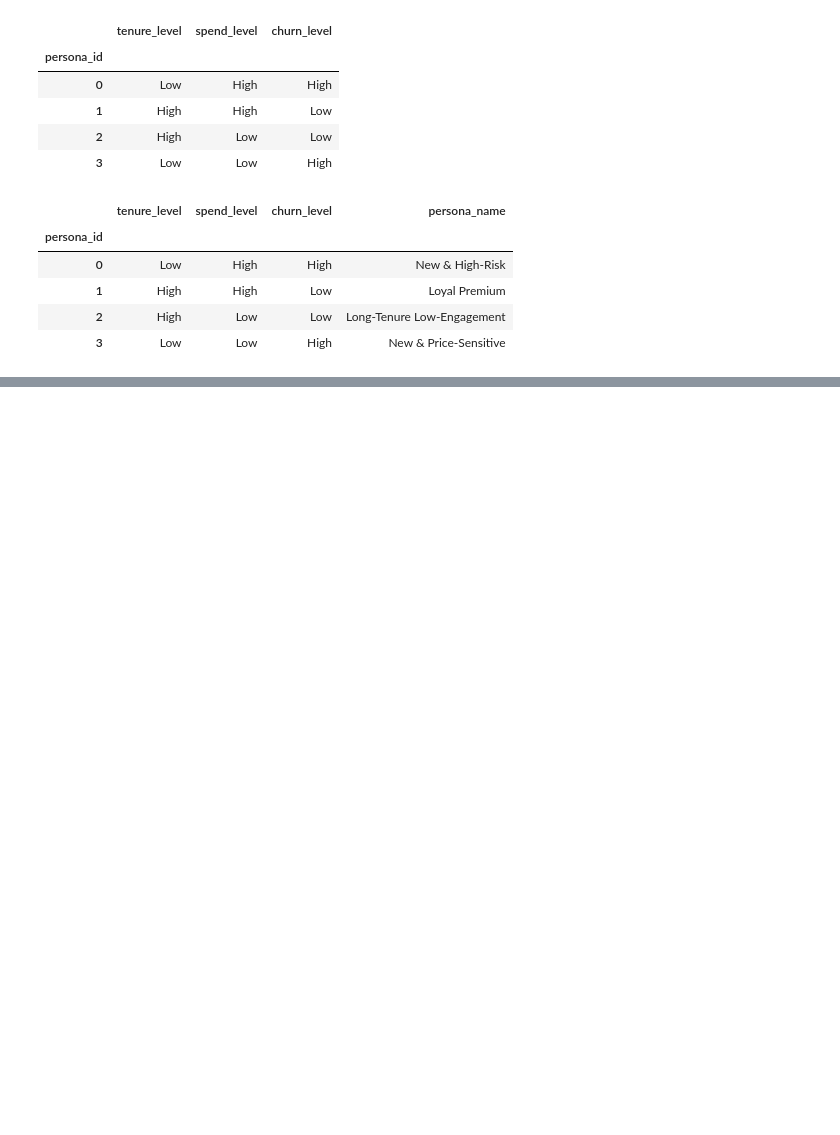
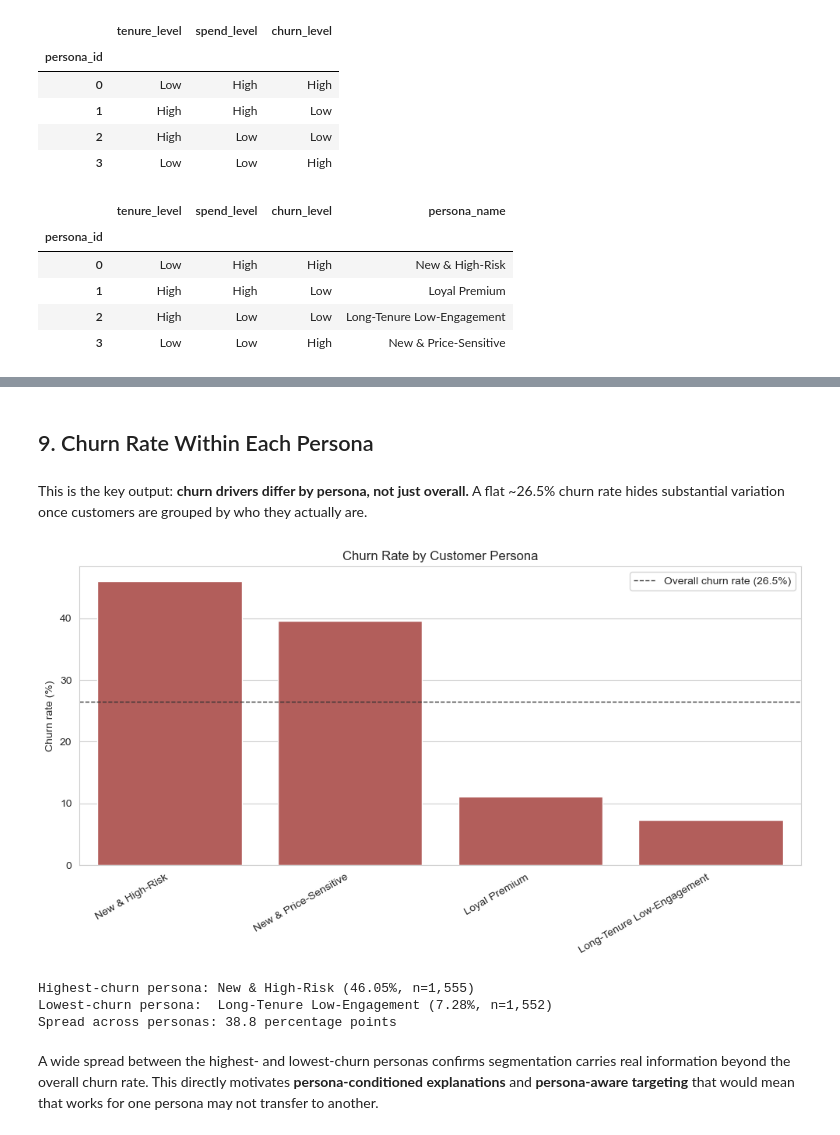
Before and after one commit to danielowuor/Customer-Retention-Intelligence-System, a Jupyter notebook: notebooks/02_segmentation.ipynb, the cells around one changed output, grey strips where cells are left out. Drawn from its saved outputs; the diff is of its cells as text; code cells hidden in the pictures; blank space fills up the shorter version.

Commit message:
feat: match churn rate within each person for analysis

```diff
--- a/notebooks/02_segmentation.ipynb
+++ b/notebooks/02_segmentation.ipynb
@@ -331,0 +339,38 @@ persona_summary
+# %% [markdown]
+## 9. Churn Rate Within Each Persona
+# %% [markdown]
+This is the key output: **churn drivers differ by persona, not just overall.** A flat ~26.5% churn rate hides substantial variation once customers are grouped by who they actually are.
+# %%
+fig, ax = plt.subplots(figsize=(10, 5.5))
+order = persona_summary.sort_values("churn_rate_pct", ascending=False).index
+
+sns.barplot(
+    x=persona_summary.loc[order, "persona_name"],
+    y=persona_summary.loc[order, "churn_rate_pct"],
+    color="#C0504D", ax=ax,
+)
+ax.axhline(overall_churn_rate, color="#333333", linestyle="--", linewidth=1,
+           label=f"Overall churn rate ({overall_churn_rate:.1f}%)")
+ax.set_ylabel("Churn rate (%)")
+ax.set_xlabel("")
+ax.set_title("Churn Rate by Customer Persona")
+ax.legend()
+plt.xticks(rotation=30, ha="right")
+plt.tight_layout()
+plt.show()
+# %% [output]
+[figure, added]
+# %%
+spread = persona_summary["churn_rate_pct"].max() - persona_summary["churn_rate_pct"].min()
+highest = persona_summary.iloc[0]
+lowest = persona_summary.iloc[-1]
+
+print(f"Highest-churn persona: {highest['persona_name']} ({highest['churn_rate_pct']}%, n={int(highest['n_customers']):,})")
+print(f"Lowest-churn persona:  {lowest['persona_name']} ({lowest['churn_rate_pct']}%, n={int(lowest['n_customers']):,})")
+print(f"Spread across personas: {spread:.1f} percentage points")
+# %% [output]
+Highest-churn persona: New & High-Risk (46.05%, n=1,555)
+Lowest-churn persona:  Long-Tenure Low-Engagement (7.28%, n=1,552)
+Spread across personas: 38.8 percentage points
+# %% [markdown]
+A wide spread between the highest- and lowest-churn personas confirms segmentation carries real information beyond the overall churn rate. This directly motivates **persona-conditioned explanations** and **persona-aware targeting** that would mean that works for one persona may not transfer to another.
```
Also changed, not shown: parts of 1 cell of this notebook.
